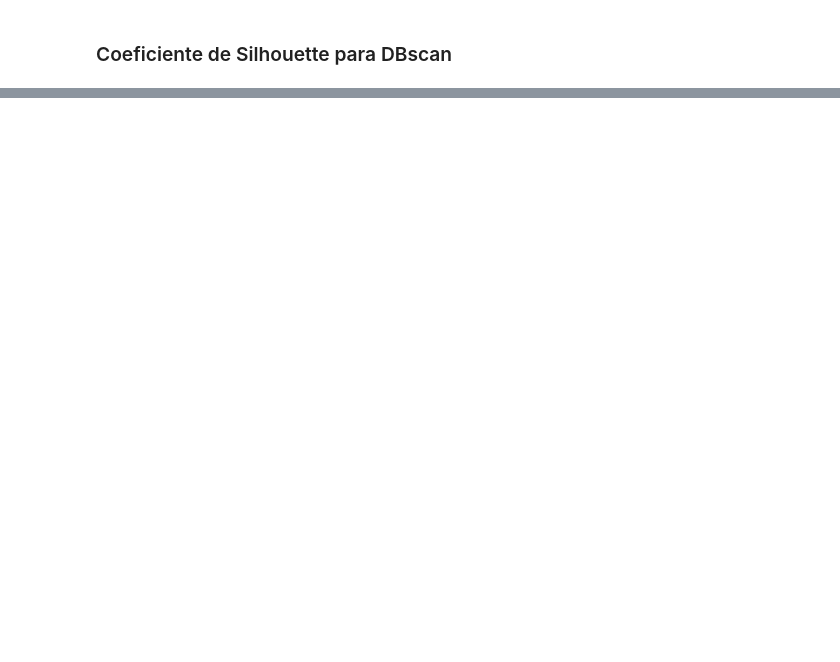
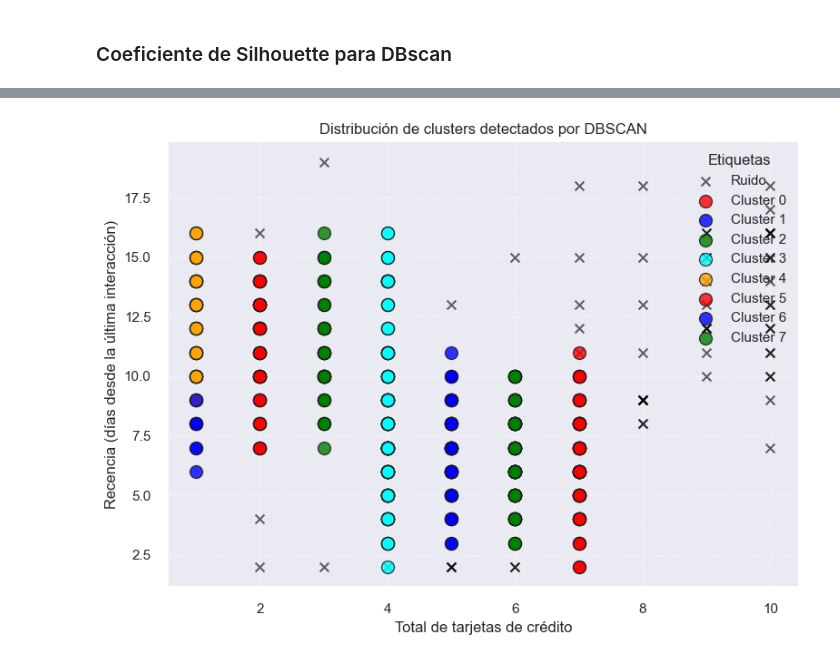
Before and after one commit to RicardoLoperaV/AutoVisionClust, a Jupyter notebook: Credit Card Customer Data/clustering_techniques.ipynb, the cells around one changed output, grey strips where cells are left out. Drawn from its saved outputs; the diff is of its cells as text; code cells hidden in the pictures; blank space fills up the shorter version.

```diff
--- a/Credit Card Customer Data/clustering_techniques.ipynb
+++ b/Credit Card Customer Data/clustering_techniques.ipynb
@@ -391,5 +421,5 @@ min_samples óptimo = 100
 # %%
-dbscan = DBSCAN(eps=0.3, min_samples=100)
+dbscan = DBSCAN(eps=0.08, min_samples=5)
 y_db= dbscan.fit_predict(df_scaled)
 # %% [markdown]
 ### Coeficiente de Silhouette para DBscan
@@ -408,0 +464,48 @@ Name: count, dtype: int64
+# %%
+# Tamaño de la figura
+plt.figure(figsize=(8, 6))
+
+# Definir paleta de colores para clusters (el ruido se pinta en gris)
+colores = ["red", "blue", "green", "cyan", "orange"]
+
+# Determinar etiquetas únicas (-1 = ruido)
+etiquetas_unicas = np.unique(y_db)
+
+for etiqueta in etiquetas_unicas:
+    # Subconjunto de datos para esta etiqueta
+    datos_cluster = df[y_db == etiqueta]
+
+    if etiqueta == -1:
+        # Graficar el ruido con 'x' y color gris
+        plt.scatter(
+            datos_cluster['Total_Credit_Cards'],
+            datos_cluster['Recency'],
+            s=50,
+            c='black',
+            marker='x',
+            label='Ruido',
+            alpha=0.6
+        )
+    else:
+        # Graficar cada cluster con color y borde negro
+        color = colores[int(etiqueta) % len(colores)]
+        plt.scatter(
+            datos_cluster['Total_Credit_Cards'],
+            datos_cluster['Recency'],
+            s=100,
+            c=color,
+            edgecolors='k',
+            label=f"Cluster {etiqueta}",
+            alpha=0.8
+        )
+
+# Etiquetas y estilo
+plt.xlabel("Total de tarjetas de crédito")
+plt.ylabel("Recencia (días desde la última interacción)")
+plt.title("Distribución de clusters detectados por DBSCAN")
+plt.legend(title="Etiquetas", loc="upper right")
+plt.grid(True, linestyle='--', alpha=0.5)
+plt.tight_layout()
+plt.show()
+# %% [output]
+[figure, added]
```
Also changed, not shown: parts of 10 cells of this notebook.
